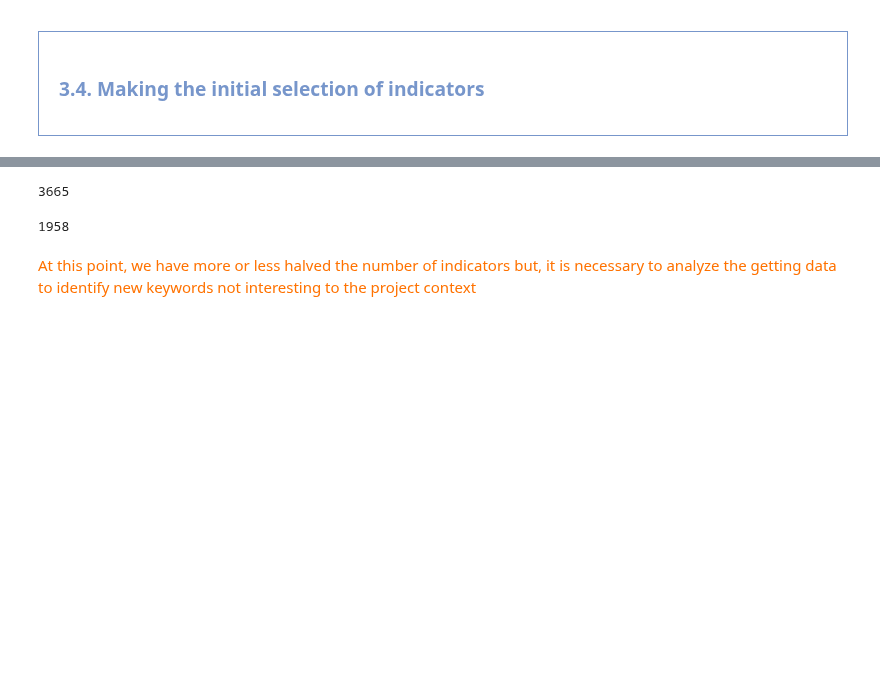
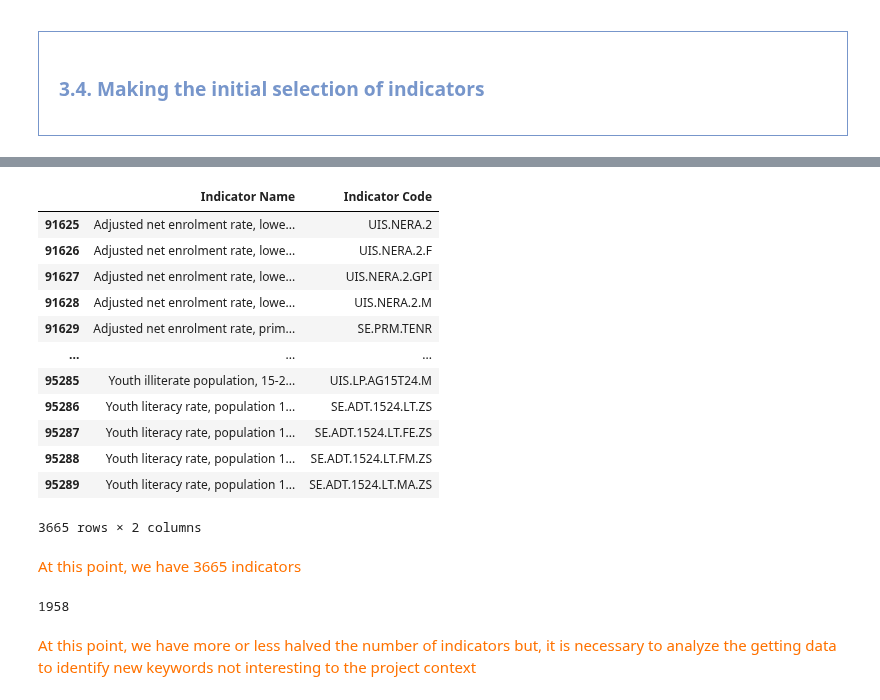
Before and after one commit to samirhinojosa/OC-P2-education-statistics, a Jupyter notebook: notebook.ipynb, the cells around one changed output, grey strips where cells are left out. Cells and saved outputs as stored; diff of their text form; code cells hidden in the pictures; blank space fills up the shorter version.

```diff
--- a/notebook.ipynb
+++ b/notebook.ipynb
@@ -566,0 +600,23 @@ df_data_copy.head(5)
+# %%
+# Removing all duplicate values
+df_indicators.drop_duplicates(subset ="Indicator Code", keep = "first", inplace = True)
+# %%
+df_indicators
+# %% [output]
+|  | Indicator Name | Indicator Code |
+| 91625 | Adjusted net enrolment rate, lowe... | UIS.NERA.2 |
+| 91626 | Adjusted net enrolment rate, lowe... | UIS.NERA.2.F |
+| 91627 | Adjusted net enrolment rate, lowe... | UIS.NERA.2.GPI |
+| 91628 | Adjusted net enrolment rate, lowe... | UIS.NERA.2.M |
+| 91629 | Adjusted net enrolment rate, prim... | SE.PRM.TENR |
+| ... | ... | ... |
+| 95285 | Youth illiterate population, 15-2... | UIS.LP.AG15T24.M |
+| 95286 | Youth literacy rate, population 1... | SE.ADT.1524.LT.ZS |
+| 95287 | Youth literacy rate, population 1... | SE.ADT.1524.LT.FE.ZS |
+| 95288 | Youth literacy rate, population 1... | SE.ADT.1524.LT.FM.ZS |
+| 95289 | Youth literacy rate, population 1... | SE.ADT.1524.LT.MA.ZS |
+3665 rows × 2 columns
+# %% [markdown]
+<div style="color: RGB(255,114,0);">
+At this point, we have 3665 indicators
+</div>
@@ -567,5 +632,5 @@ df_data_copy.head(5)
 # %%
-# Amount of indicators in "df_data_copy"
-df_data_copy["Indicator Name"].nunique()
+# Amount of indicators in "df_indicators" on keywords related to the indicators to measure
+df_indicators["Indicator Name"].nunique()
 # %% [output]
-3665
+1958
@@ -581,8 +637,3 @@ df_sample = pd.DataFrame(df_data_copy[df_data_copy["Indicator Name"].str.contain
-# %%
-# Amount of indicators in "df_sample" based on the keywords list
-df_sample["Indicator Name"].nunique()
-# %% [output]
-1958
 # %% [markdown]
 <div style="color: RGB(255,114,0);">
 At this point, we have more or less halved the number of indicators but,
```
Also changed, not shown: parts of 26 cells of this notebook.
